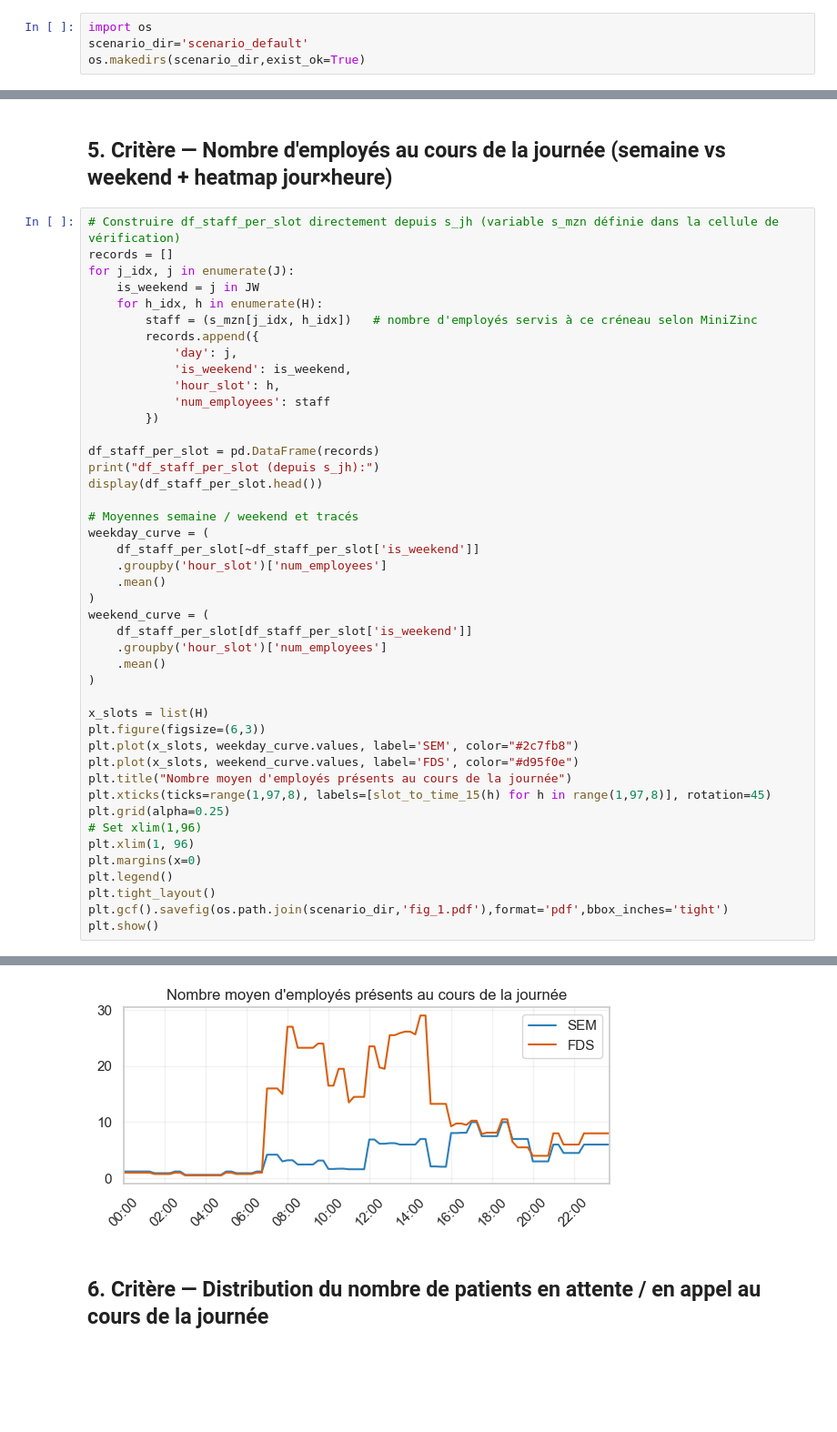
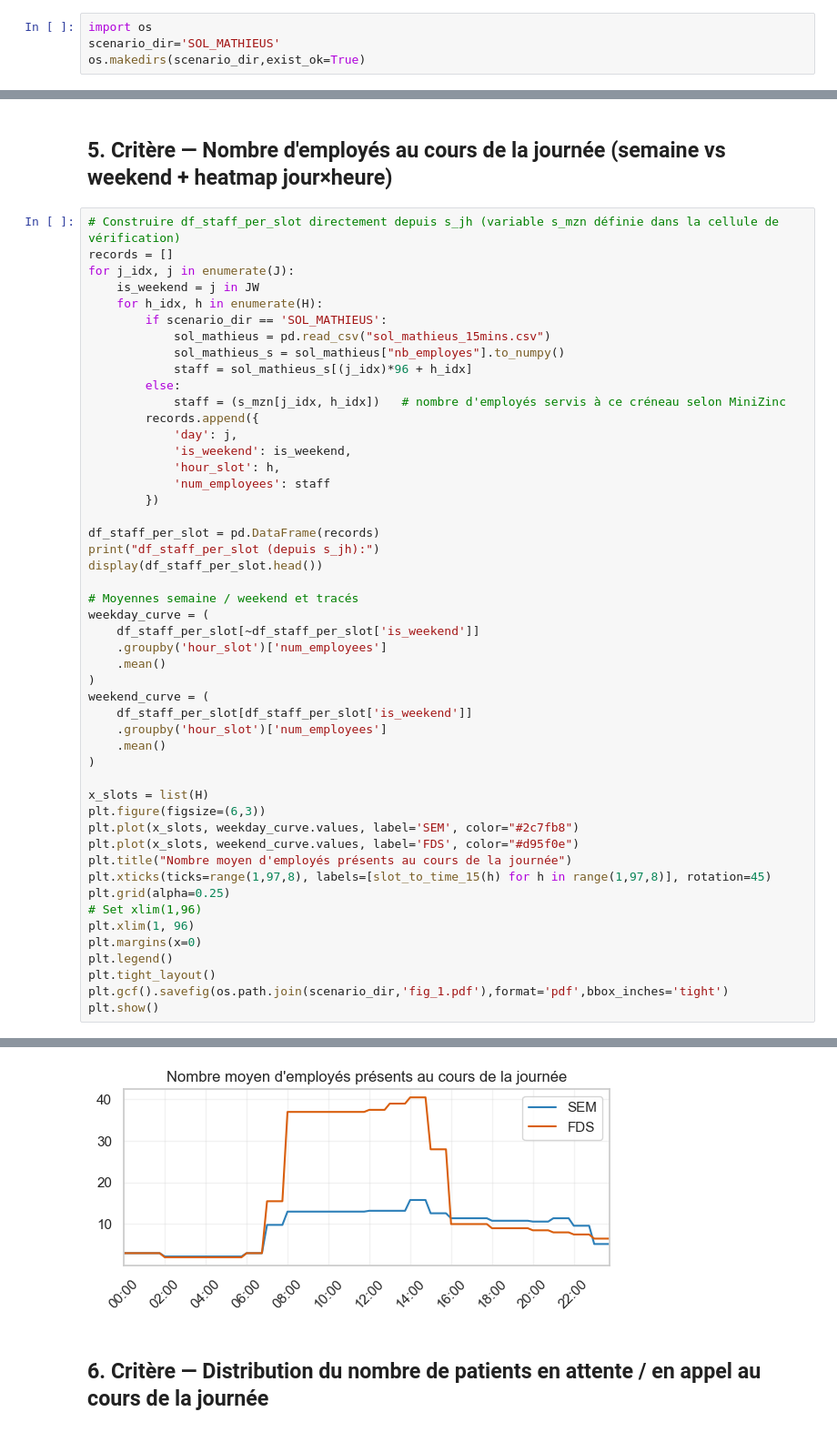
Before and after one commit to AntoineHabib123/m6417, a Jupyter notebook: PROJET_COMPLET/notebook.ipynb, the cells around one changed output, grey strips where cells are left out. Shown at 91% size. Drawn from its saved outputs; the diff is of its cells as text; blank space fills up the shorter version.

```diff
--- a/PROJET_COMPLET/notebook.ipynb
+++ b/PROJET_COMPLET/notebook.ipynb
@@ -18,7 +18,7 @@ Ce notebook :
   - timeline horizontale (type Gantt) par employé.
 # %%
 import os
-scenario_dir='scenario_default'
+scenario_dir='SOL_MATHIEUS'
 os.makedirs(scenario_dir,exist_ok=True)
 # %% [markdown]
 ## 1. Imports et fonctions utilitaires
@@ -600,7 +601,12 @@ records = []
 for j_idx, j in enumerate(J):
     is_weekend = j in JW
     for h_idx, h in enumerate(H):
-        staff = (s_mzn[j_idx, h_idx])   # nombre d'employés servis à ce créneau selon MiniZinc
+        if scenario_dir == 'SOL_MATHIEUS':
+            sol_mathieus = pd.read_csv("sol_mathieus_15mins.csv")
+            sol_mathieus_s = sol_mathieus["nb_employes"].to_numpy()
+            staff = sol_mathieus_s[(j_idx)*96 + h_idx]
+        else:
+            staff = (s_mzn[j_idx, h_idx])   # nombre d'employés servis à ce créneau selon MiniZinc
         records.append({
             'day': j,
             'is_weekend': is_weekend,
@@ -649,4 +655,4 @@ df_staff_per_slot (depuis s_jh):
-[figure, old version]
+[figure, new version]
 # %% [markdown]
 ## 6. Critère — Distribution du nombre de patients en attente / en appel au cours de la journée
 # %%
```
Also changed, not shown: parts of 8 cells of this notebook.
